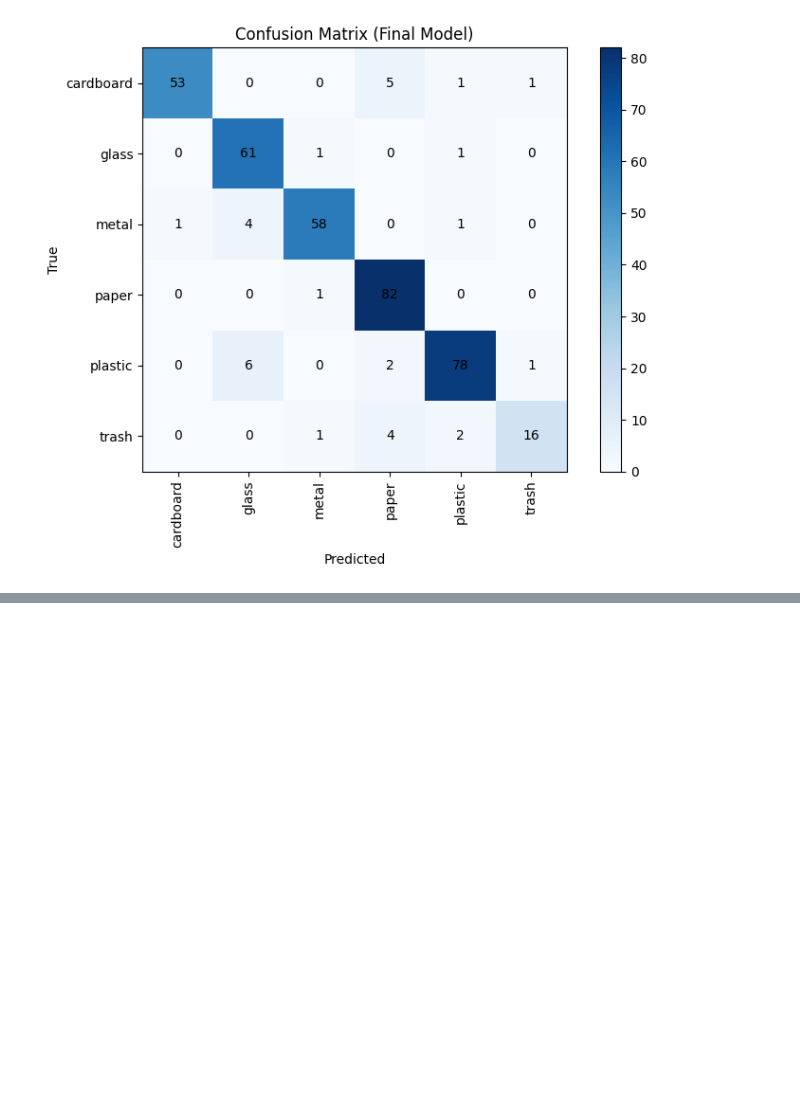
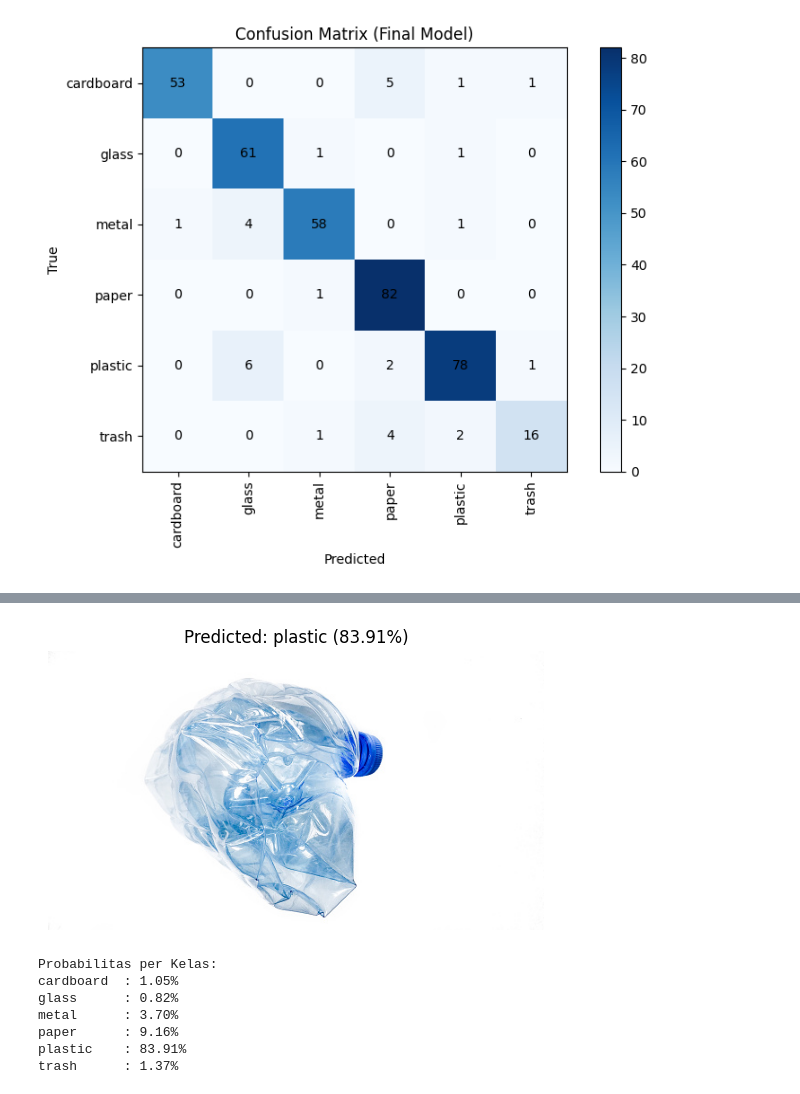
Before and after one commit to WahyuKhairi06/JaringanSyarafTiruan_WahyuKhairi_2311531009, a Jupyter notebook: JST_NEW.ipynb, the cells around one changed output, grey strips where cells are left out. Drawn from its saved outputs; the diff is of its cells as text; code cells hidden in the pictures; blank space fills up the shorter version.

```diff
--- a/JST_NEW.ipynb
+++ b/JST_NEW.ipynb
@@ -876,0 +940,11 @@ trash      : 82.36%
+# %%
+predict_image("/content/6.jpg")
+# %% [output]
+[figure, added]
+Probabilitas per Kelas:
+cardboard  : 1.05%
+glass      : 0.82%
+metal      : 3.70%
+paper      : 9.16%
+plastic    : 83.91%
+trash      : 1.37%
```
Also changed, not shown: parts of 8 cells of this notebook.
